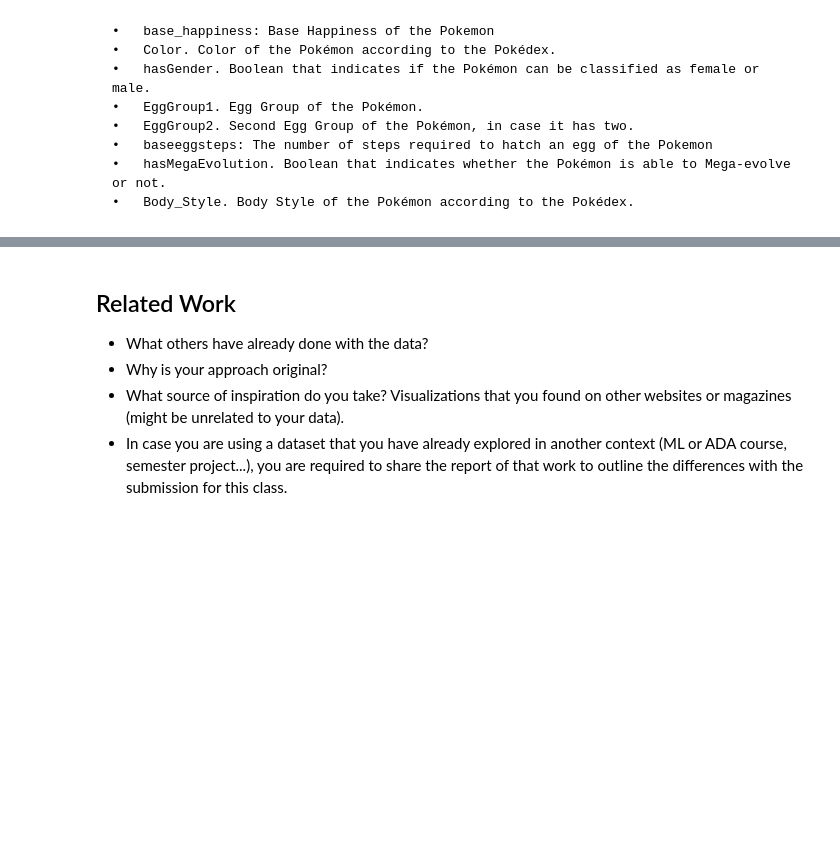
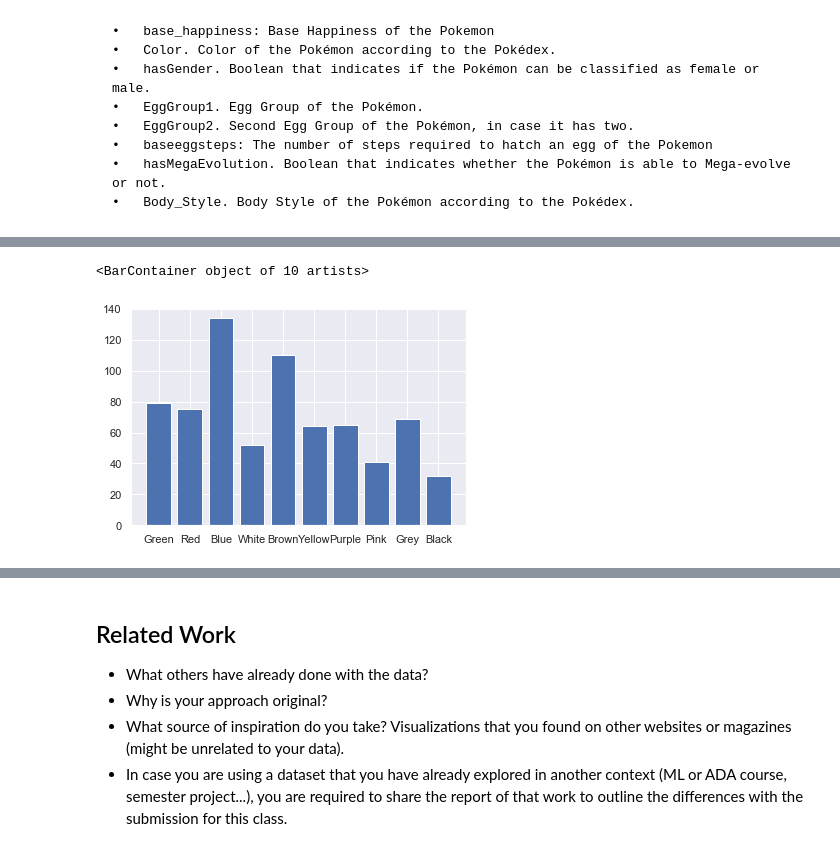
Before and after one commit to com-480-data-visualization/com-480-project-analaktycs, a Jupyter notebook: Milestone1.ipynb, the cells around one changed output, grey strips where cells are left out. Drawn from its saved outputs; the diff is of its cells as text; code cells hidden in the pictures; blank space fills up the shorter version.

```diff
--- a/Milestone1.ipynb
+++ b/Milestone1.ipynb
@@ -606,0 +643,7 @@ sns.distplot(df['against_fairy']);
+# %%
+pok_colors, color_count = count(color)
+
+plt.bar(pok_colors, color_count)
+# %% [output]
+<BarContainer object of 10 artists>
+[figure, added]
```
Also changed, not shown: parts of 60 cells of this notebook.
